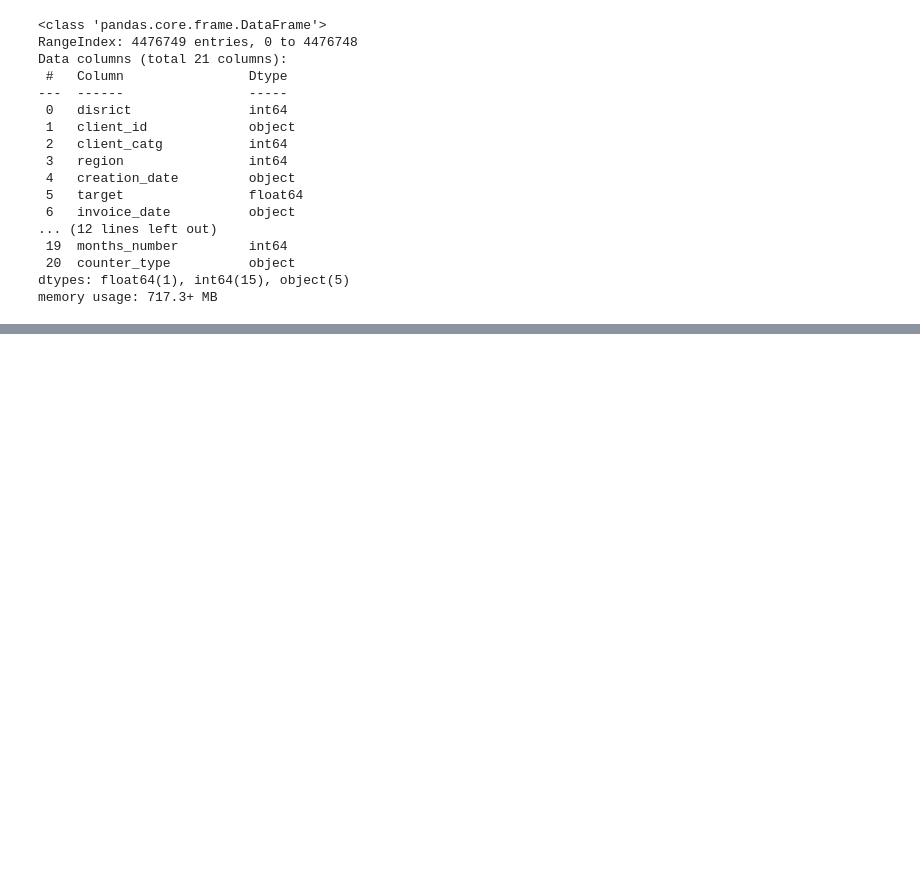
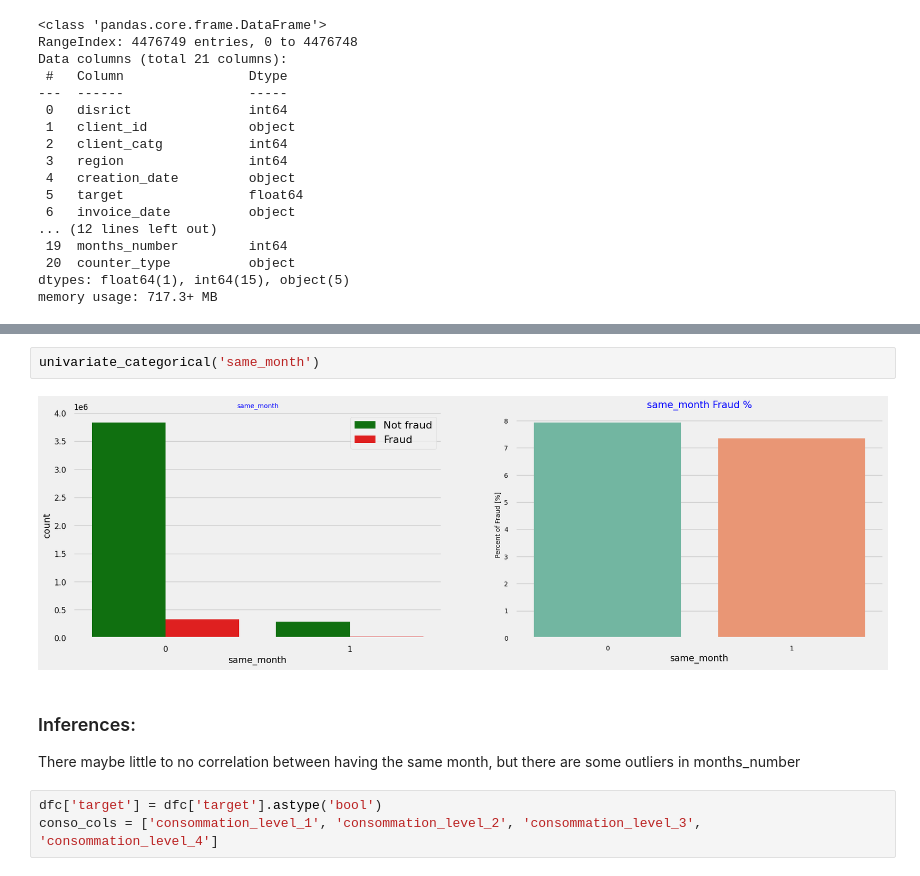
Before and after one commit to Lawytel/steg-data-science, a Jupyter notebook: notebooks/1.0-data-understanding.ipynb, the cells around one changed output, grey strips where cells are left out. Cells and saved outputs as stored; diff of their text form; blank space fills up the shorter version.

```diff
--- a/notebooks/1.0-data-understanding.ipynb
+++ b/notebooks/1.0-data-understanding.ipynb
@@ -850,0 +863,10 @@ dfc.describe()
+# %%
+univariate_categorical('same_month')
+# %% [output]
+[figure, added]
+# %% [markdown]
+### Inferences:
+There maybe little to no correlation between having the same month, but there are some outliers in months_number
+# %%
+dfc['target'] = dfc['target'].astype('bool')
+conso_cols = ['consommation_level_1', 'consommation_level_2', 'consommation_level_3', 'consommation_level_4']
```
Also changed, not shown: parts of 23 cells of this notebook.
